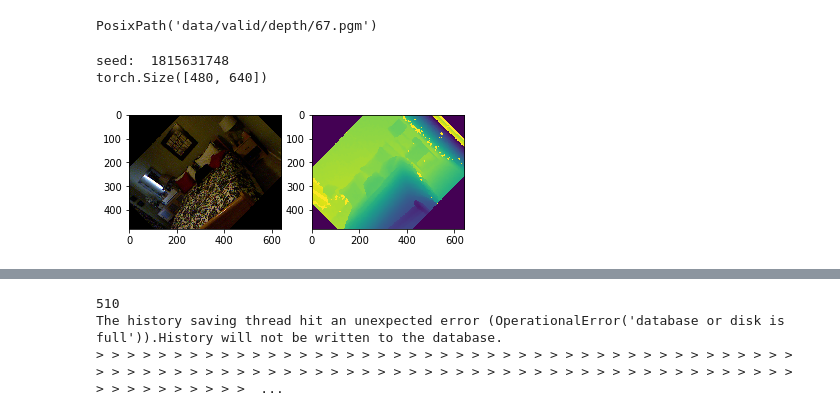
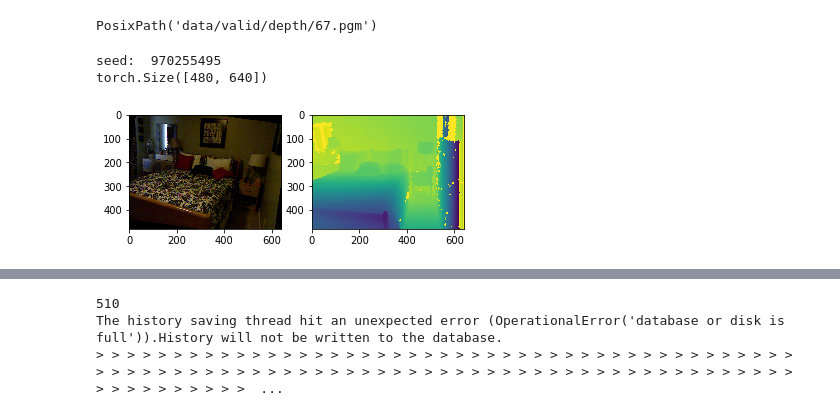
Before and after one commit to shuuchen/depth_eigen, a Jupyter notebook: data_prepare.ipynb, the cells around one changed output, grey strips where cells are left out. Saved outputs shown, nothing was run; the diff lists cells and outputs as text; code cells hidden in the pictures.

```diff
--- a/data_prepare.ipynb
+++ b/data_prepare.ipynb
@@ -210,25 +210,25 @@ PosixPath('data/valid/depth/67.pgm')
 # %%
 a = Image.open('./data/train/rgb/155.ppm')
 b = Image.open('./data/train/depth/155.pgm')
 
 s = random.randint(0, 2 ** 32)
 print('seed: ', s)
 random.seed(s)
 a = transforms.RandomRotation(50)(a)
 
 random.seed(s)
-b = transforms.RandomRotation(50)(b)
+#b = transforms.RandomRotation(50)(b)
 
 plt.subplot(121)
 plt.imshow(a)
 
 b = transforms.ToTensor()(b).view(480, 640)
 print(b.size())
 plt.subplot(122)
 plt.imshow(b)
 
 plt.show()
 # %% [output]
-seed:  1815631748
+seed:  970255495
 torch.Size([480, 640])
-[figure, old version]
+[figure, new version]
```
Also changed, not shown: parts of 4 cells of this notebook, 1 other file.
